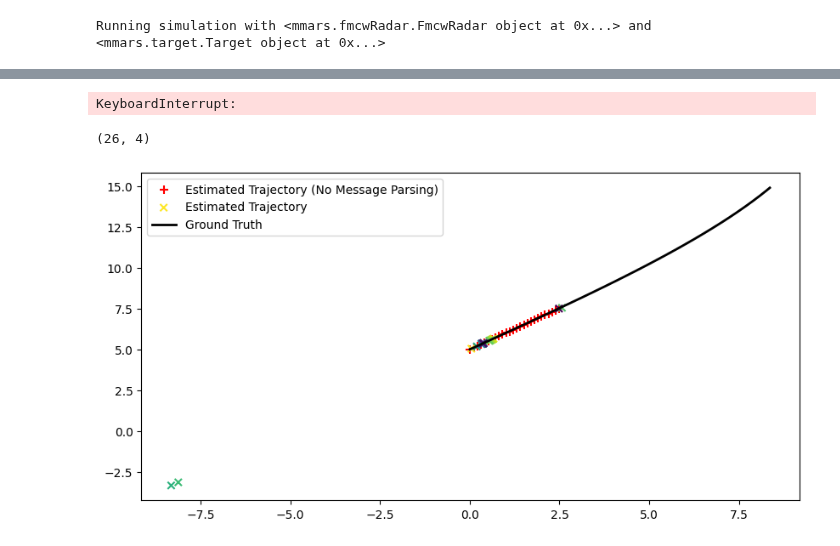
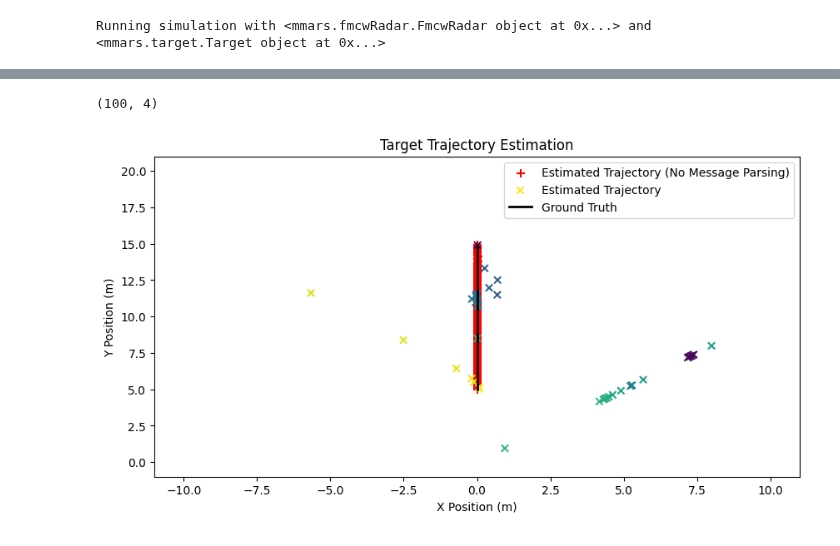
Before and after one commit to RHIMMELAND/MMARS, a Jupyter notebook: examples/multi_radar_tracking_example.ipynb, the cells around one changed output, grey strips where cells are left out. Cells and saved outputs as stored; diff of their text form; code cells hidden in the pictures.

```diff
--- a/examples/multi_radar_tracking_example.ipynb
+++ b/examples/multi_radar_tracking_example.ipynb
@@ -13,8 +17,8 @@ min_width, max_width, num_radars = 0, 0, 3
 radar_models = [mmars.FmcwRadar(position=np.array([[pos_x,0]]), signalNoiseRatio=[10, 10], N_chirps=1) for pos_x in np.linspace(min_width, max_width, num_radars)]
 # %%
 T_frame = .1
-target_model = mmars.Target(start_position=np.array([[0.001,5.001]]), start_velocity=1., T_total=10., T_frame=T_frame)
-target_model.generate_trajectory(trajectory_type="sinusoidal")
+target_model = mmars.Target(start_position=np.array([[0.,5.]]), start_velocity=1., T_total=10., T_frame=T_frame)
+target_model.generate_trajectory(trajectory_type="linear")
 target_ground_truth = target_model.get_trajectory()
 # %%
 mrblat_simulation = mmars.MRBLaT_Functions(radar_models[1], target_model)
@@ -48,8 +190,8 @@ PHI_bar = np.array([[target_ground_truth[0][0], target_ground_truth[1][0],target
 PHI_bbar = 0.01*np.eye(4)[np.newaxis,:,:] # Initial guess for the covariance matrix of the target model. The position (x,y) and the variance (eps_barbar_x, eps_barbar_y) at t=0
 PHI_bar_no_msg_parsing = PHI_bar
 PHI_bbar_no_msg_parsing = PHI_bbar
-EPSILON_bar_01 = EPSILON_bar_02 = EPSILON_bar_03 = PHI_bar# np.array([[PHI_bar[0][0], PHI_bar[0][1], 0, 0]])
-EPSILON_bbar_01 = EPSILON_bbar_02 = EPSILON_bbar_03 = PHI_bbar# np.array([[[1e-1, 0, 0, 0],[0, 1e-1, 0, 0],[0, 0, 1e-10, 0],[0, 0, 0, 1e-10]]])
+EPSILON_bar_01 = EPSILON_bar_02 = EPSILON_bar_03 =  np.array([[PHI_bar[0][0], PHI_bar[0][1], 0, 0]])
+EPSILON_bbar_01 = EPSILON_bbar_02 = EPSILON_bbar_03 =  np.array([[[1e-1, 0, 0, 0],[0, 1e-1, 0, 0],[0, 0, 1e-10, 0],[0, 0, 0, 1e-10]]])
 bound = [(-100,100), (0.1,100), (0.01, 10), (0.01, 10)]
 N_ite = 1
 
@@ -62,8 +204,10 @@ G_inv = np.linalg.pinv(G)
 lambda_a = np.eye(4)*.01
 
 N_estimates = 1
+regularisation = 0
 
-regularisation = 0
+N_end = 0
+N_start = 0
 
 for frame_idx in tqdm(range(1,mrblat_simulation_02.get_number_of_frames())):
     x0 = [EPSILON_bar_01[-1][0], EPSILON_bar_01[-1][1], EPSILON_bbar_01[-1][0,0], EPSILON_bbar_01[-1][1,1]]
@@ -78,14 +222,14 @@ for frame_idx in tqdm(range(1,mrblat_simulation_02.get_number_of_frames())):
     PHI_bar_no_msg_parsing = np.vstack((PHI_bar_no_msg_parsing, np.array([[D_KL_res_01.x[0], D_KL_res_01.x[1], 0, 0]]) ))
     PHI_bbar_no_msg_parsing = np.vstack((PHI_bbar_no_msg_parsing, np.array([[D_KL_res_01.x[2], 0, 0, 0],[0,D_KL_res_01.x[3],0,0],[0,0,0,0],[0,0,0,0]])[np.newaxis,:,:] ))
 
-    if N_estimates < 200:
+    if N_estimates < 20:
         N_estimates += 1
 
     N_estimates_range = range(len(PHI_bar)-N_estimates-1, len(PHI_bar)-1)
 
     for ite in range(N_ite):
         for n_estimates in N_estimates_range:
-            if (n_estimates > 0) and (n_estimates < N_estimates-1):
+            if (n_estimates > 0) and (n_estimates < len(PHI_bar)-1):
                 eps_np1_to_n_mean = T_inv@PHI_bar[n_estimates+1]
                 esp_nm1_to_n_mean = T@PHI_bar[n_estimates-1]
                 eps_np1_to_n_cov = T_T@G_inv_T@lambda_a@G_inv@T
@@ -103,7 +247,9 @@ for frame_idx in tqdm(range(1,mrblat_simulation_02.get_number_of_frames())):
                     +np.linalg.pinv(esp_nm1_to_n_cov)@esp_nm1_to_n_mean
                     )
 
-            elif (n_estimates < N_estimates-1):
+            elif (n_estimates < len(PHI_bar)-1):
+                N_start += 1
+                # print("N_start ", N_start)
                 eps_np1_to_n_mean = T_inv@PHI_bar[n_estimates+1]
                 eps_np1_to_n_cov = T_T@G_inv_T@lambda_a@G_inv@T
 
@@ -116,7 +262,8 @@ for frame_idx in tqdm(range(1,mrblat_simulation_02.get_number_of_frames())):
                     +np.linalg.pinv(eps_np1_to_n_cov)@eps_np1_to_n_mean
                     )
             elif (n_estimates > 0):
-                print("ffff")
+                N_end += 1
+                print("N_end ", N_end)
                 esp_nm1_to_n_mean = T@PHI_bar[n_estimates-1]
                 esp_nm1_to_n_cov = G_inv_T@lambda_a@G
 
@@ -135,19 +282,23 @@ for frame_idx in tqdm(range(1,mrblat_simulation_02.get_number_of_frames())):
             for _n_ in N_estimates_range:
                 beta += np.linalg.norm(G_inv@(PHI_bar[_n_]-T@PHI_bar[_n_-1]))**2 + G_inv@(PHI_bbar[_n_] + T@PHI_bbar[_n_-1]@T_T)@G_inv_T
             lambda_a = np.linalg.pinv(beta/alpha)
-# %% [output]
-KeyboardInterrupt:
 # %%
 fig, ax = plt.subplots(1, 1, figsize=(10, 5))
 ax.scatter(PHI_bar_no_msg_parsing[:,0], PHI_bar_no_msg_parsing[:,1], label='Estimated Trajectory (No Message Parsing)', marker = '+', s=50, color='red')#, cmap='viridis', c=np.linspace(0,1,len(PHI_bar_no_msg_parsing[:,0])))
 ax.scatter(PHI_bar[:,0], PHI_bar[:,1], label='Estimated Trajectory', cmap='viridis', marker='x', c=np.linspace(1,0,len(PHI_bar[:,0])))#, s=50, color='blue')#
 ax.plot(target_ground_truth[0], target_ground_truth[1], label='Ground Truth', color='black', linewidth=2)
+ax.set_xlabel('X Position (m)')
+ax.set_ylabel('Y Position (m)')
+ax.set_title('Target Trajectory Estimation')
+ax.set_xlim(-11, 11)
+ax.set_ylim(-1, 21)
 ax.legend()
 
+
 print(PHI_bar.shape)
 # %% [output]
-(26, 4)
+(100, 4)
-[figure, old version]
+[figure, new version]
 # %%
 PHI_bar
 # %% [output]
```
Also changed, not shown: parts of 5 cells of this notebook.
